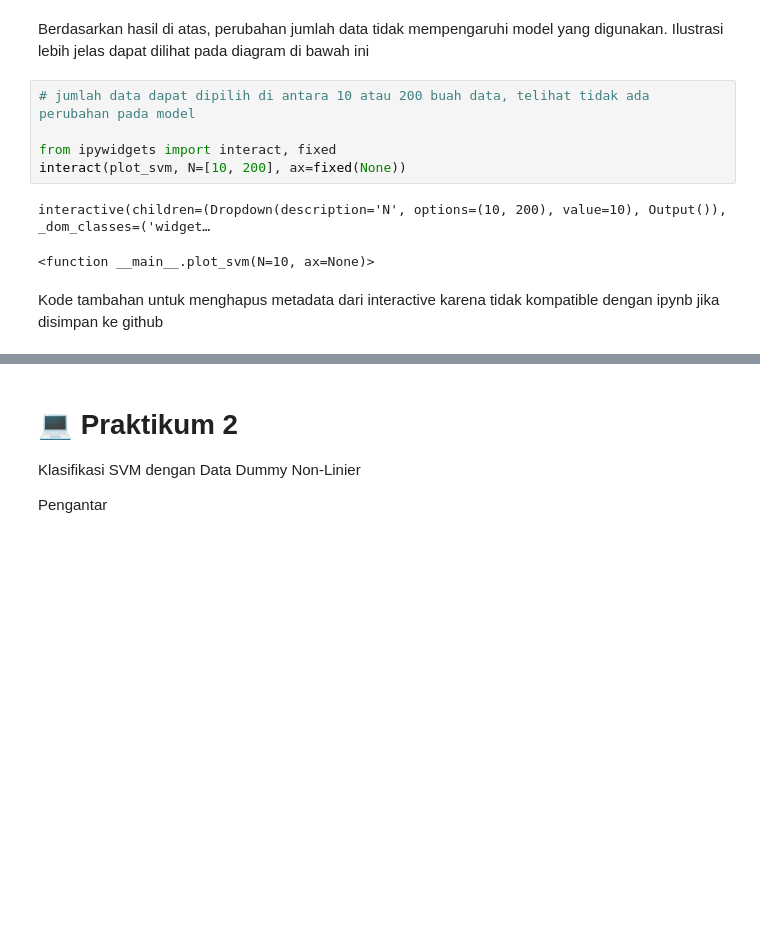
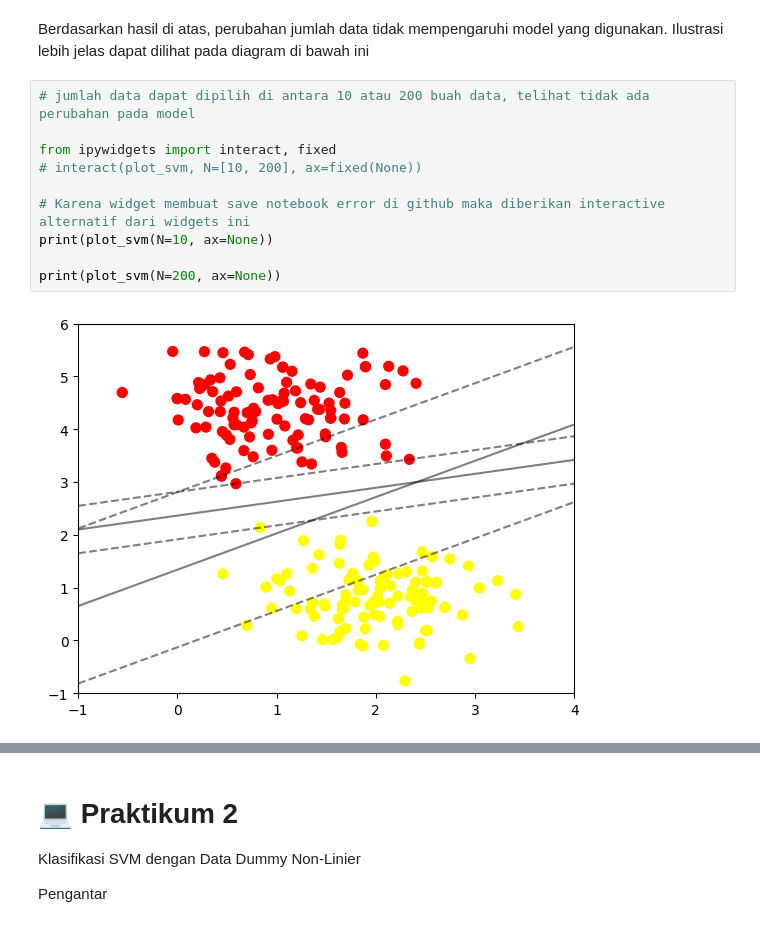
Before and after one commit to Dimas0824/Machine_Learning, a Jupyter notebook: Jobsheet_11/ML_WEEK11.ipynb, the cells around one changed output, grey strips where cells are left out. Saved outputs shown, nothing was run; the diff lists cells and outputs as text; blank space fills up the shorter version.

Commit message:
Memperbaiki metadata error karena widgets interactive di praktikum 1

```diff
--- a/Jobsheet_11/ML_WEEK11.ipynb
+++ b/Jobsheet_11/ML_WEEK11.ipynb
@@ -169,10 +169,12 @@ Berdasarkan hasil di atas, perubahan jumlah data tidak mempengaruhi model yang d
 # %%
 # jumlah data dapat dipilih di antara 10 atau 200 buah data, telihat tidak ada perubahan pada model
 
 from ipywidgets import interact, fixed
-interact(plot_svm, N=[10, 200], ax=fixed(None))
+# interact(plot_svm, N=[10, 200], ax=fixed(None))
+
+# Karena widget membuat save notebook error di github maka diberikan interactive alternatif dari widgets ini
+print(plot_svm(N=10, ax=None))
+
+print(plot_svm(N=200, ax=None))
 # %% [output]
-interactive(children=(Dropdown(description='N', options=(10, 200), value=10), Output()), _dom_classes=('widget…
-<function __main__.plot_svm(N=10, ax=None)>
+[figure, added]
-# %% [markdown]
-Kode tambahan untuk menghapus metadata dari interactive karena tidak kompatible dengan ipynb jika disimpan ke github
```
Also changed, not shown: parts of 14 cells of this notebook.
